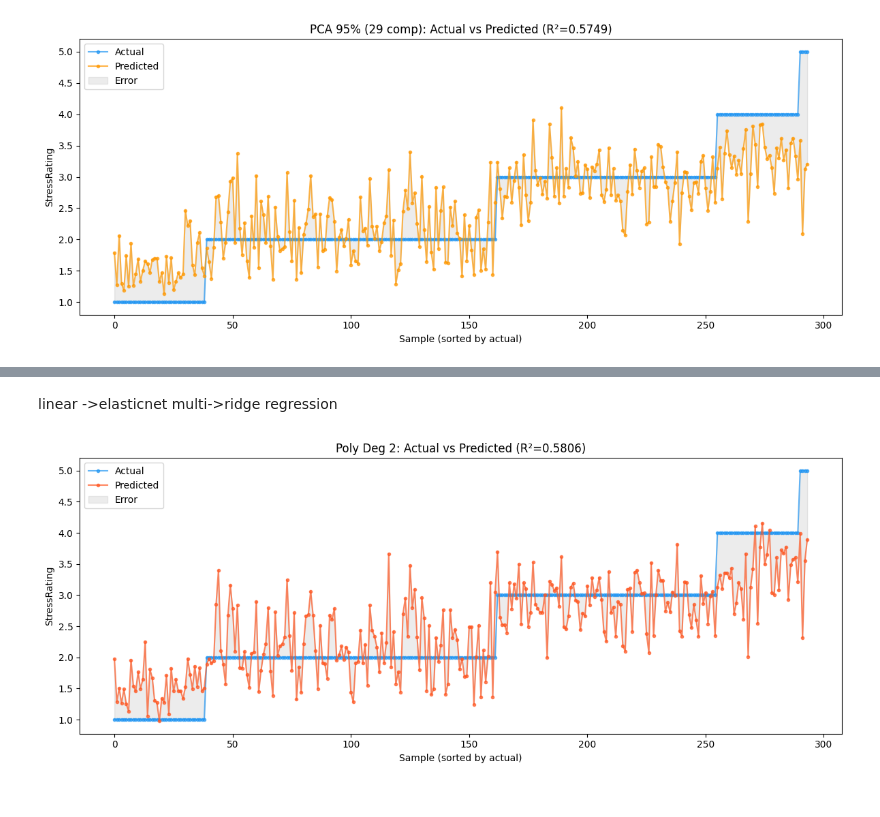
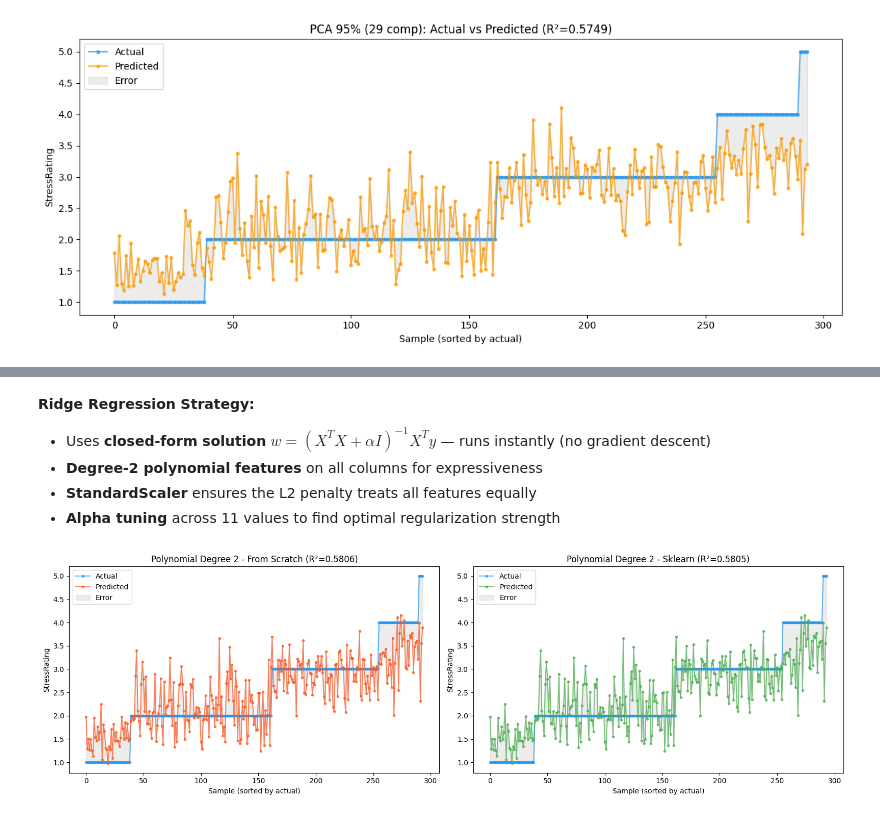
Before and after one commit to jiraphat48026/HR-Machine-Learning-Project, a Jupyter notebook: models/regression.ipynb, the cells around one changed output, grey strips where cells are left out. Cells and saved outputs as stored; diff of their text form; code cells hidden in the pictures.

```diff
--- a/models/regression.ipynb
+++ b/models/regression.ipynb
@@ -244,7 +253,7 @@ X_test_pca = pca.transform(X_test)
 n_comp = pca.n_components_
 print(f"PCA {int(var_ratio*100)}%: {n_comp} components (explains {pca.explained_variance_ratio_.sum():.4f})")
 
-model_pca = LinearRegression(learning_rate=0.001, n_iterations=100000)
+model_pca = LinearRegressionFromScratch(learning_rate=0.001, n_iterations=100000)
 model_pca.fit(X_train_pca, y_train)
 y_pred_pca = model_pca.predict(X_test_pca)
 
@@ -316,22 +623,34 @@ MSE: 0.3496 | RMSE: 0.5913 | R²: 0.5806
 # %% [markdown]
-linear ->elasticnet
-multi->ridge regression
+**Ridge Regression Strategy:**
+- Uses **closed-form solution** $w = (X^TX + \alpha I)^{-1}X^Ty$ — runs instantly (no gradient descent)
+- **Degree-2 polynomial features** on all columns for expressiveness
+- **StandardScaler** ensures the L2 penalty treats all features equally
+- **Alpha tuning** across 11 values to find optimal regularization strength
 # %%
 
-# Plot
-fig, ax = plt.subplots(figsize=(12, 5))
+# Polynomial Regression: Comparison Plots
+fig, axes = plt.subplots(1, 2, figsize=(16, 5))
 
-# Sort by actual values for a clear comparison
 sort_idx = y_test.flatten().argsort()
 y_actual_sorted = y_test.flatten()[sort_idx]
-y_pred_sorted = y_pred_poly.flatten()[sort_idx]
 
-ax.plot(range(len(y_actual_sorted)), y_actual_sorted, 'o-', color='#2196F3', markersize=3, alpha=0.7, label='Actual')
-ax.plot(range(len(y_pred_sorted)), y_pred_sorted, 'o-', color='#FF5722', markersize=3, alpha=0.7, label='Predicted')
-ax.fill_between(range(len(y_actual_sorted)), y_actual_sorted, y_pred_sorted, alpha=0.15, color='gray', label='Error')
-ax.set(xlabel="Sample (sorted by actual)", ylabel=target, title=f"Poly Deg {degree}: Actual vs Predicted (R²={r2_poly:.4f})")
-ax.legend()
+# From Scratch
+y_pred_poly_scratch_sorted = y_pred_poly_scratch.flatten()[sort_idx]
+axes[0].plot(range(len(y_actual_sorted)), y_actual_sorted, 'o-', color='#2196F3', markersize=3, alpha=0.7, label='Actual')
+axes[0].plot(range(len(y_pred_poly_scratch_sorted)), y_pred_poly_scratch_sorted, 'o-', color='#FF5722', markersize=3, alpha=0.7, label='Predicted')
+axes[0].fill_between(range(len(y_actual_sorted)), y_actual_sorted, y_pred_poly_scratch_sorted, alpha=0.15, color='gray', label='Error')
+axes[0].set(xlabel="Sample (sorted by actual)", ylabel=target, title=f"Polynomial Degree {degree} - From Scratch (R²={r2_poly_scratch:.4f})")
+axes[0].legend()
+
+# Sklearn
+y_pred_poly_lib_sorted = y_pred_poly_lib.flatten()[sort_idx]
+axes[1].plot(range(len(y_actual_sorted)), y_actual_sorted, 'o-', color='#2196F3', markersize=3, alpha=0.7, label='Actual')
+axes[1].plot(range(len(y_pred_poly_lib_sorted)), y_pred_poly_lib_sorted, 'o-', color='#4CAF50', markersize=3, alpha=0.7, label='Predicted')
+axes[1].fill_between(range(len(y_actual_sorted)), y_actual_sorted, y_pred_poly_lib_sorted, alpha=0.15, color='gray', label='Error')
+axes[1].set(xlabel="Sample (sorted by actual)", ylabel=target, title=f"Polynomial Degree {degree} - Sklearn (R²={r2_poly_lib:.4f})")
+axes[1].legend()
+
 plt.tight_layout()
 plt.show()
 # %% [output]
-[figure, old version]
+[figure, new version]
```
Also changed, not shown: parts of 13 cells of this notebook, 1 other file.
